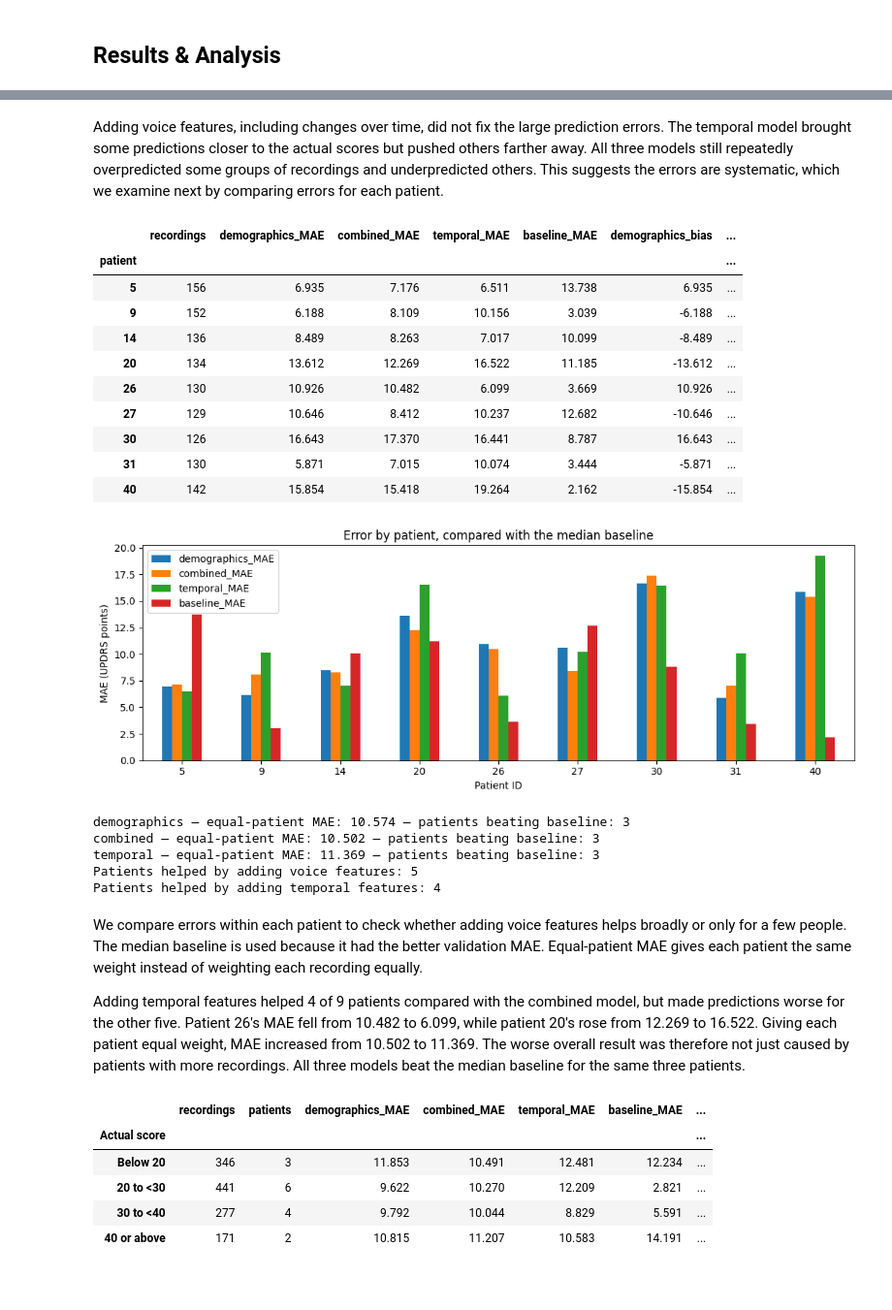
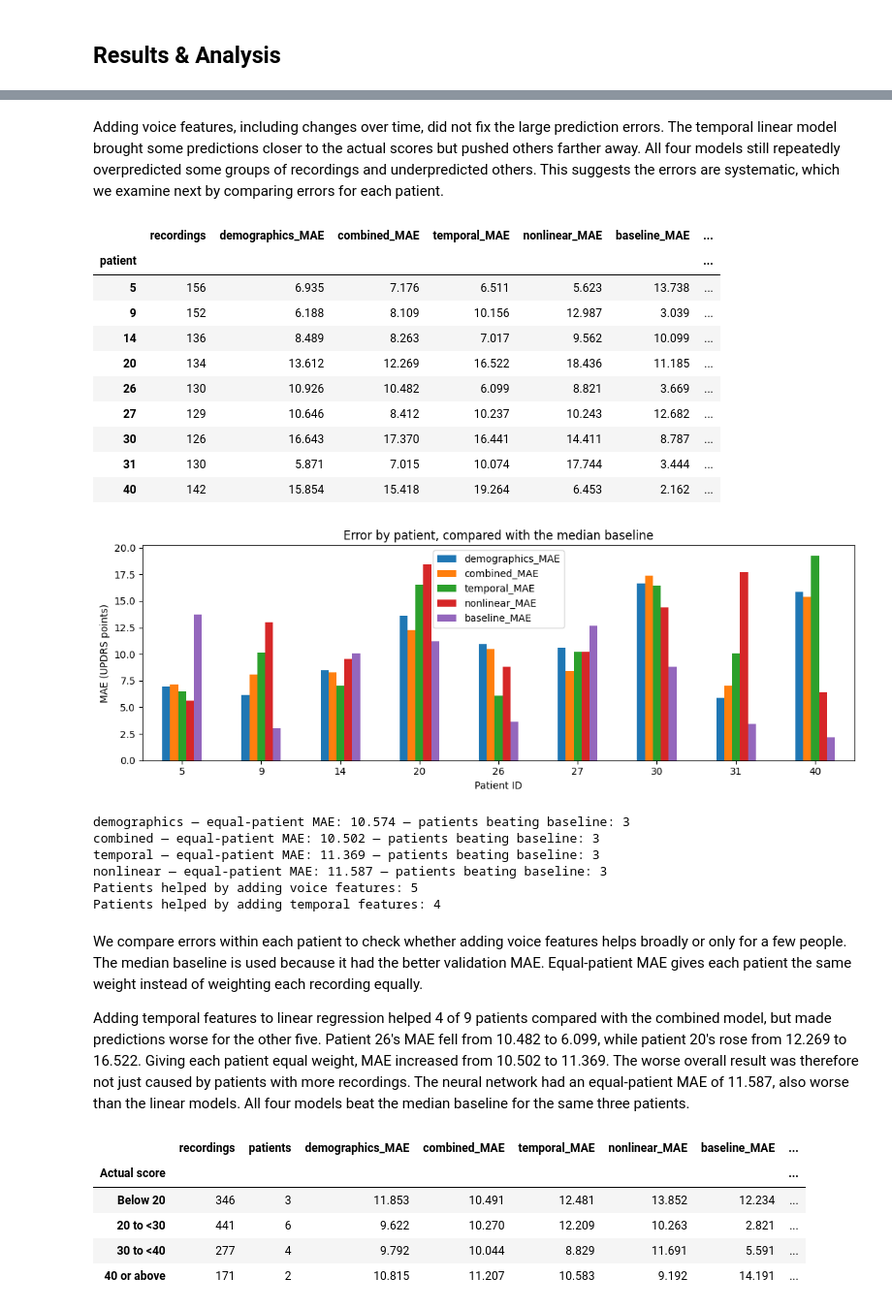
Before and after one commit to Lukedhenderson/parkinsons, a Jupyter notebook: final.ipynb, the cells around one changed output, grey strips where cells are left out. Shown at 97% size. Cells and saved outputs as stored; diff of their text form; code cells hidden in the pictures; blank space fills up the shorter version.

```diff
--- a/final.ipynb
+++ b/final.ipynb
@@ -620,6 +626,11 @@ evaluate("Random forest", RandomForestRegressor(n_estimators=100, random_state=4
     "model__max_depth": [4, None],
     "model__min_samples_leaf": [20, 100],
 }, scale=False)
+
+for name in ["Decision tree", "Random forest"]:
+    pipe, grid = model_specs[name]
+    evaluate(name + " / temporal", clone(pipe.named_steps["model"]), grid,
+             version="temporal", scale=False)
 # %% [output]
 |  | Train MAE | CV MAE | CV RMSE | CV R² | MAE fold SD |
 | Decision tree | 7.296 | 9.771 | 11.643 | -0.394 | 2.616 |
@@ -645,6 +660,9 @@ evaluate("Neural network", neural_net, {
     "model__regressor__hidden_layer_sizes": [(8,), (16,)],
     "model__regressor__alpha": [1, 100],
 })
+
+pipe, grid = model_specs["Neural network"]
+evaluate("Neural network / temporal", clone(pipe.named_steps["model"]), grid, version="temporal")
 # %% [output]
 |  | Train MAE | CV MAE | CV RMSE | CV R² | MAE fold SD |
 | Neural network | 6.932 | 9.568 | 11.438 | -0.28 | 2.218 |
@@ -709,11 +743,18 @@ Linear regression using only age, sex, and recording time had the lowest CV MAE
 # %% [markdown]
 ## Results & Analysis
 # %%
-# Compare demographics, combined voice, and temporal features on the test patients.
+# Compare the linear models with the best nonlinear candidate from validation.
 compared_models = ["Linear / demographics", "Linear / combined", "Linear / temporal"]
+nonlinear_names = [name for name in model_specs
+                   if not name.startswith(("Linear /", "Mean baseline", "Median baseline"))]
+best_nonlinear = comparison.loc[nonlinear_names, "CV MAE"].idxmin()
+compared_models.append(best_nonlinear)
 predictions = {}
 for name in compared_models:
-    model = clone(model_specs[name][0]).fit(X_train_inputs, y_train)
+    pipe, grid = model_specs[name]
+    model = GridSearchCV(clone(pipe), grid, cv=GroupKFold(3),
+                         scoring="neg_mean_absolute_error", error_score="raise")
+    model.fit(X_train_inputs, y_train, groups=groups_train)
     predictions[name] = model.predict(X_test_inputs)
 
 predictions["Mean baseline"] = np.full(len(y_test), y_train.mean())
@@ -740,20 +782,21 @@ Demographics-only regression performed best in validation, but all three models
 # %%
-# Compare predictions and residuals for all three models.
+# Compare predictions and residuals for all four models.
 errors = pd.DataFrame({
     "patient": groups_test, "actual": y_test,
     "demographics": predictions["Linear / demographics"],
     "combined": predictions["Linear / combined"],
     "temporal": predictions["Linear / temporal"],
+    "nonlinear": predictions[best_nonlinear],
 })
 fig, axes = plt.subplots(1, 2, figsize=(11, 4))
 for name, label in [("demographics", "Demographics"), ("combined", "Combined voice"),
-                    ("temporal", "Combined + temporal")]:
+                    ("temporal", "Linear + temporal"), ("nonlinear", best_nonlinear)]:
     errors[name + "_residual"] = errors["actual"] - errors[name]
     errors[name + "_error"] = errors[name + "_residual"].abs()
     axes[0].scatter(errors["actual"], errors[name], alpha=0.25, s=12, label=label)
     axes[1].scatter(errors[name], errors[name + "_residual"], alpha=0.25, s=12, label=label)
 
-values = errors[["actual", "demographics", "combined", "temporal"]]
+values = errors[["actual", "demographics", "combined", "temporal", "nonlinear"]]
 limits = [values.min().min(), values.max().max()]
 axes[0].plot(limits, limits, "k--")
 axes[0].set(xlabel="Actual UPDRS", ylabel="Predicted UPDRS", title="Test predictions")
@@ -765,6 +808,6 @@ plt.tight_layout()
 plt.show()
 
 display(errors.groupby("patient").head(1)[
-    ["patient", "actual", "demographics", "combined", "temporal"]
+    ["patient", "actual", "demographics", "combined", "temporal", "nonlinear"]
 ].round(3))
 # %% [output]
@@ -782,5 +825,5 @@ display(errors.groupby("patient").head(1)[
 # %% [markdown]
-Adding voice features, including changes over time, did not fix the large prediction errors. The temporal model brought some predictions closer to the actual scores but pushed others farther away. All three models still repeatedly overpredicted some groups of recordings and underpredicted others. This suggests the errors are systematic, which we examine next by comparing errors for each patient.
+Adding voice features, including changes over time, did not fix the large prediction errors. The temporal linear model brought some predictions closer to the actual scores but pushed others farther away. All four models still repeatedly overpredicted some groups of recordings and underpredicted others. This suggests the errors are systematic, which we examine next by comparing errors for each patient.
 # %%
 # Check whether voice features help the same patients or only a few.
 baseline_name = comparison.loc[["Mean baseline", "Median baseline"], "CV MAE"].idxmin()
@@ -789,13 +832,14 @@ patient_errors = errors.groupby("patient").agg(
     recordings=("actual", "size"),
     demographics_MAE=("demographics_error", "mean"),
     combined_MAE=("combined_error", "mean"), temporal_MAE=("temporal_error", "mean"),
-    baseline_MAE=("baseline_error", "mean"),
+    nonlinear_MAE=("nonlinear_error", "mean"), baseline_MAE=("baseline_error", "mean"),
     demographics_bias=("demographics_residual", "mean"),
     combined_bias=("combined_residual", "mean"),
     temporal_bias=("temporal_residual", "mean"),
+    nonlinear_bias=("nonlinear_residual", "mean"),
 )
 display(patient_errors.round(3))
-patient_errors[["demographics_MAE", "combined_MAE", "temporal_MAE", "baseline_MAE"]].plot.bar(figsize=(11, 4))
+patient_errors[["demographics_MAE", "combined_MAE", "temporal_MAE", "nonlinear_MAE", "baseline_MAE"]].plot.bar(figsize=(11, 4))
 plt.xlabel("Patient ID")
 plt.ylabel("MAE (UPDRS points)")
 plt.title(f"Error by patient, compared with the {baseline_name.lower()}")
@@ -803,7 +847,7 @@ plt.xticks(rotation=0)
 plt.tight_layout()
 plt.show()
 
-for name in ["demographics", "combined", "temporal"]:
+for name in ["demographics", "combined", "temporal", "nonlinear"]:
     print(name, "— equal-patient MAE:", round(patient_errors[name + "_MAE"].mean(), 3),
           "— patients beating baseline:", int((patient_errors[name + "_MAE"] < patient_errors["baseline_MAE"]).sum()))
 print("Patients helped by adding voice features:",
@@ -811,48 +855,50 @@ print("Patients helped by adding voice features:",
 print("Patients helped by adding temporal features:",
       int((patient_errors["temporal_MAE"] < patient_errors["combined_MAE"]).sum()))
 # %% [output]
-|  | recordings | demographics_MAE | combined_MAE | temporal_MAE | baseline_MAE | demographics_bias | ... |
+|  | recordings | demographics_MAE | combined_MAE | temporal_MAE | nonlinear_MAE | baseline_MAE | ... |
 | patient |  |  |  |  |  |  | ... |
-| 5 | 156 | 6.935 | 7.176 | 6.511 | 13.738 | 6.935 | ... |
-| 9 | 152 | 6.188 | 8.109 | 10.156 | 3.039 | -6.188 | ... |
-| 14 | 136 | 8.489 | 8.263 | 7.017 | 10.099 | -8.489 | ... |
-| 20 | 134 | 13.612 | 12.269 | 16.522 | 11.185 | -13.612 | ... |
-| 26 | 130 | 10.926 | 10.482 | 6.099 | 3.669 | 10.926 | ... |
-| 27 | 129 | 10.646 | 8.412 | 10.237 | 12.682 | -10.646 | ... |
-| 30 | 126 | 16.643 | 17.370 | 16.441 | 8.787 | 16.643 | ... |
-| 31 | 130 | 5.871 | 7.015 | 10.074 | 3.444 | -5.871 | ... |
-| 40 | 142 | 15.854 | 15.418 | 19.264 | 2.162 | -15.854 | ... |
+| 5 | 156 | 6.935 | 7.176 | 6.511 | 5.623 | 13.738 | ... |
+| 9 | 152 | 6.188 | 8.109 | 10.156 | 12.987 | 3.039 | ... |
+| 14 | 136 | 8.489 | 8.263 | 7.017 | 9.562 | 10.099 | ... |
+| 20 | 134 | 13.612 | 12.269 | 16.522 | 18.436 | 11.185 | ... |
+| 26 | 130 | 10.926 | 10.482 | 6.099 | 8.821 | 3.669 | ... |
+| 27 | 129 | 10.646 | 8.412 | 10.237 | 10.243 | 12.682 | ... |
+| 30 | 126 | 16.643 | 17.370 | 16.441 | 14.411 | 8.787 | ... |
+| 31 | 130 | 5.871 | 7.015 | 10.074 | 17.744 | 3.444 | ... |
+| 40 | 142 | 15.854 | 15.418 | 19.264 | 6.453 | 2.162 | ... |
-[figure, old version]
+[figure, new version]
 demographics — equal-patient MAE: 10.574 — patients beating baseline: 3
 combined — equal-patient MAE: 10.502 — patients beating baseline: 3
 temporal — equal-patient MAE: 11.369 — patients beating baseline: 3
+nonlinear — equal-patient MAE: 11.587 — patients beating baseline: 3
 Patients helped by adding voice features: 5
 Patients helped by adding temporal features: 4
 # %% [markdown]
 We compare errors within each patient to check whether adding voice features helps broadly or only for a few people. The median baseline is used because it had the better validation MAE. Equal-patient MAE gives each patient the same weight instead of weighting each recording equally.
 
-Adding temporal features helped 4 of 9 patients compared with the combined model, but made predictions worse for the other five. Patient 26's MAE fell from 10.482 to 6.099, while patient 20's rose from 12.269 to 16.522. Giving each patient equal weight, MAE increased from 10.502 to 11.369. The worse overall result was therefore not just caused by patients with more recordings. All three models beat the median baseline for the same three patients.
+Adding temporal features to linear regression helped 4 of 9 patients compared with the combined model, but made predictions worse for the other five. Patient 26's MAE fell from 10.482 to 6.099, while patient 20's rose from 12.269 to 16.522. Giving each patient equal weight, MAE increased from 10.502 to 11.369. The worse overall result was therefore not just caused by patients with more recordings. The neural network had an equal-patient MAE of 11.587, also worse than the linear models. All four models beat the median baseline for the same three patients.
 # %%
 # Check where in the score range each model makes larger errors.
 score_ranges = pd.cut(
     errors["actual"], bins=[-np.inf, 20, 30, 40, np.inf],
     labels=["Below 20", "20 to <30", "30 to <40", "40 or above"], right=False,
 )
 range_errors = errors.groupby(score_ranges.rename("Actual score"), observed=True).agg(
     recordings=("actual", "size"), patients=("patient", "nunique"),
     demographics_MAE=("demographics_error", "mean"),
     combined_MAE=("combined_error", "mean"), temporal_MAE=("temporal_error", "mean"),
-    baseline_MAE=("baseline_error", "mean"),
+    nonlinear_MAE=("nonlinear_error", "mean"), baseline_MAE=("baseline_error", "mean"),
     demographics_bias=("demographics_residual", "mean"),
     combined_bias=("combined_residual", "mean"),
     temporal_bias=("temporal_residual", "mean"),
+    nonlinear_bias=("nonlinear_residual", "mean"),
 )
 display(range_errors.round(3))
 # %% [output]
-|  | recordings | patients | demographics_MAE | combined_MAE | temporal_MAE | baseline_MAE | ... |
-| Actual score |  |  |  |  |  |  | ... |
-| Below 20 | 346 | 3 | 11.853 | 10.491 | 12.481 | 12.234 | ... |
-| 20 to <30 | 441 | 6 | 9.622 | 10.270 | 12.209 | 2.821 | ... |
-| 30 to <40 | 277 | 4 | 9.792 | 10.044 | 8.829 | 5.591 | ... |
-| 40 or above | 171 | 2 | 10.815 | 11.207 | 10.583 | 14.191 | ... |
+|  | recordings | patients | demographics_MAE | combined_MAE | temporal_MAE | nonlinear_MAE | baseline_MAE | ... |
+| Actual score |  |  |  |  |  |  |  | ... |
+| Below 20 | 346 | 3 | 11.853 | 10.491 | 12.481 | 13.852 | 12.234 | ... |
+| 20 to <30 | 441 | 6 | 9.622 | 10.270 | 12.209 | 10.263 | 2.821 | ... |
+| 30 to <40 | 277 | 4 | 9.792 | 10.044 | 8.829 | 11.691 | 5.591 | ... |
+| 40 or above | 171 | 2 | 10.815 | 11.207 | 10.583 | 9.192 | 14.191 | ... |
 # %% [markdown]
```
Also changed, not shown: parts of 16 cells of this notebook.
